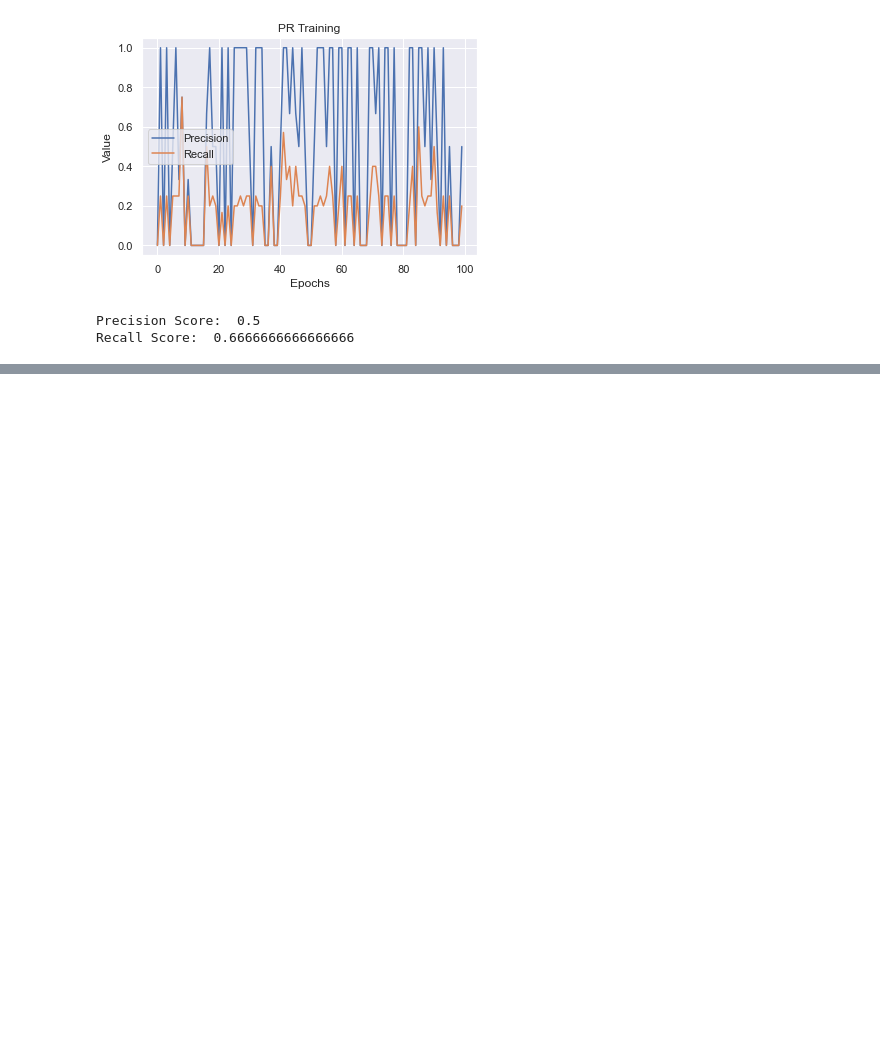
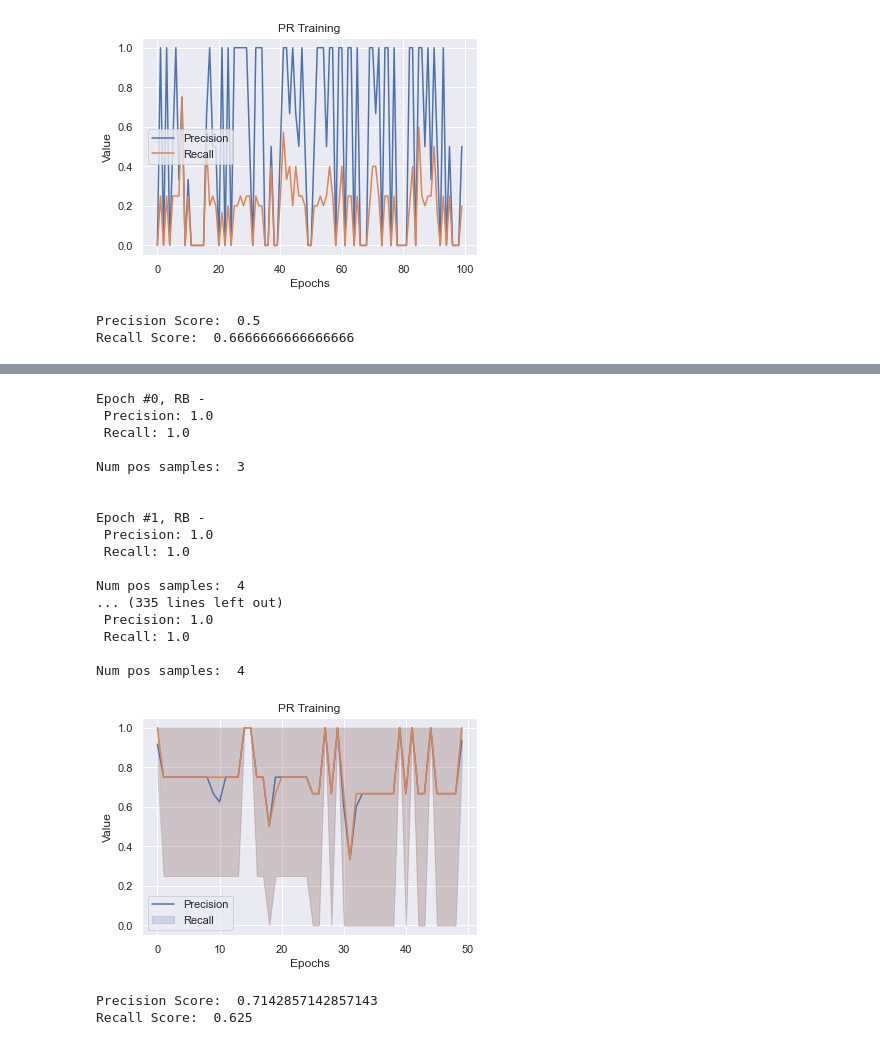
Before and after one commit to Nazarshia2889/Precision-Recall-Adversarial-Network, a Jupyter notebook: src/pran_model/2pranexperiment.ipynb, the cells around one changed output, grey strips where cells are left out. Saved outputs shown, nothing was run; the diff lists cells and outputs as text; code cells hidden in the pictures; blank space fills up the shorter version.

```diff
--- a/src/pran_model/2pranexperiment.ipynb
+++ b/src/pran_model/2pranexperiment.ipynb
@@ -129,0 +305,35 @@ Recall Score:  0.6666666666666666
+# %%
+import warnings
+warnings.filterwarnings("ignore")
+
+pran2 = PRAN(shape = X_train.shape[1])
+from imblearn.over_sampling import SMOTE
+smote = SMOTE(random_state = 1, sampling_strategy = 1.0)
+X_train_resampled, y_train_resampled = smote.fit_resample(X_train, y_train)
+pran2.fit(X_train = X_train_resampled, y_train = y_train_resampled, epochs = 25, batch_size = 32, lr_pb = 1e-5, lr_rb = 1e-2, l2_pb = 1e-4, l2_rb = 0, beta_pb = 0, beta_rb = 8)
+pran2.plotPR()
+y_pred = pran2.predict(X_test)
+y_pred = (y_pred>0.5).float()
+print("Precision Score: ", precision_score(y_test, y_pred))
+print("Recall Score: ", recall_score(y_test, y_pred))
+# %% [output]
+Epoch #0, RB -
+ Precision: 1.0
+ Recall: 1.0
+
+Num pos samples:  3
+
+
+Epoch #1, RB -
+ Precision: 1.0
+ Recall: 1.0
+
+Num pos samples:  4
+... (335 lines left out)
+ Precision: 1.0
+ Recall: 1.0
+
+Num pos samples:  4
+[figure, added]
+Precision Score:  0.7142857142857143
+Recall Score:  0.625
```
Also changed, not shown: parts of 31 cells of this notebook, 9 other files.
